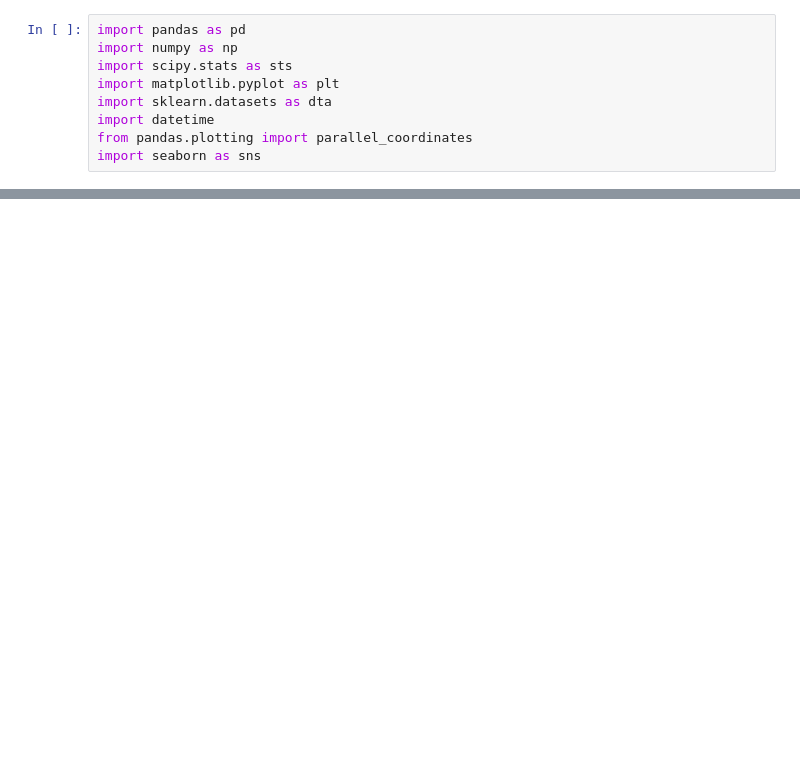
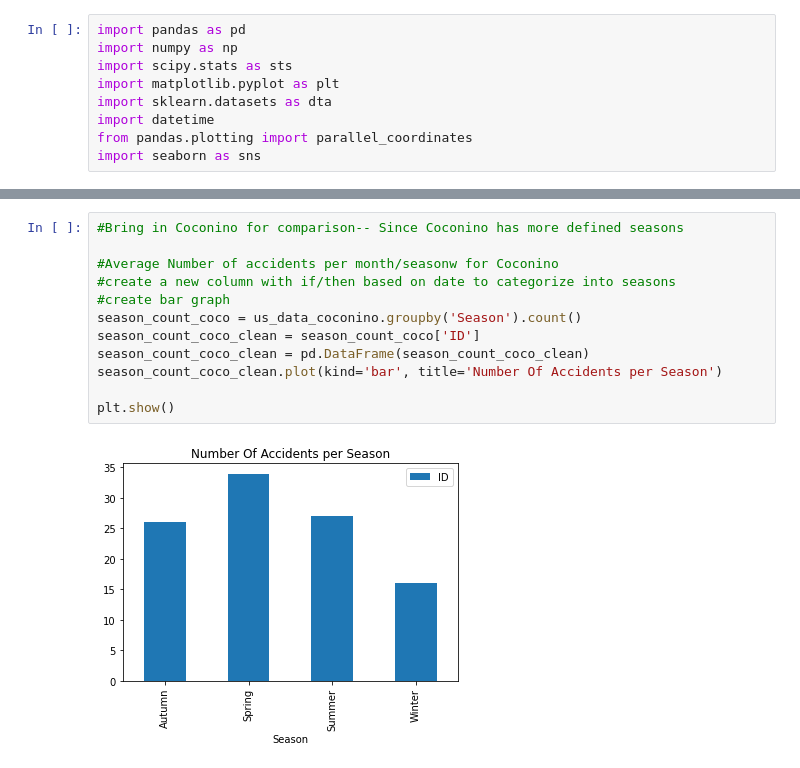
Before and after one commit to samantha8990/Project-1, a Jupyter notebook: Analysis.ipynb, the cells around one changed output, grey strips where cells are left out. Drawn from its saved outputs; the diff is of its cells as text; blank space fills up the shorter version.

```diff
--- a/Analysis.ipynb
+++ b/Analysis.ipynb
@@ -77,0 +172,14 @@ plt.show()
+# %%
+#Bring in Coconino for comparison-- Since Coconino has more defined seasons
+
+#Average Number of accidents per month/seasonw for Coconino
+#create a new column with if/then based on date to categorize into seasons
+#create bar graph
+season_count_coco = us_data_coconino.groupby('Season').count()
+season_count_coco_clean = season_count_coco['ID']
+season_count_coco_clean = pd.DataFrame(season_count_coco_clean)
+season_count_coco_clean.plot(kind='bar', title='Number Of Accidents per Season')
+
+plt.show()
+# %% [output]
+[figure, added]
```
Also changed, not shown: parts of 17 cells of this notebook, 1 other file.
